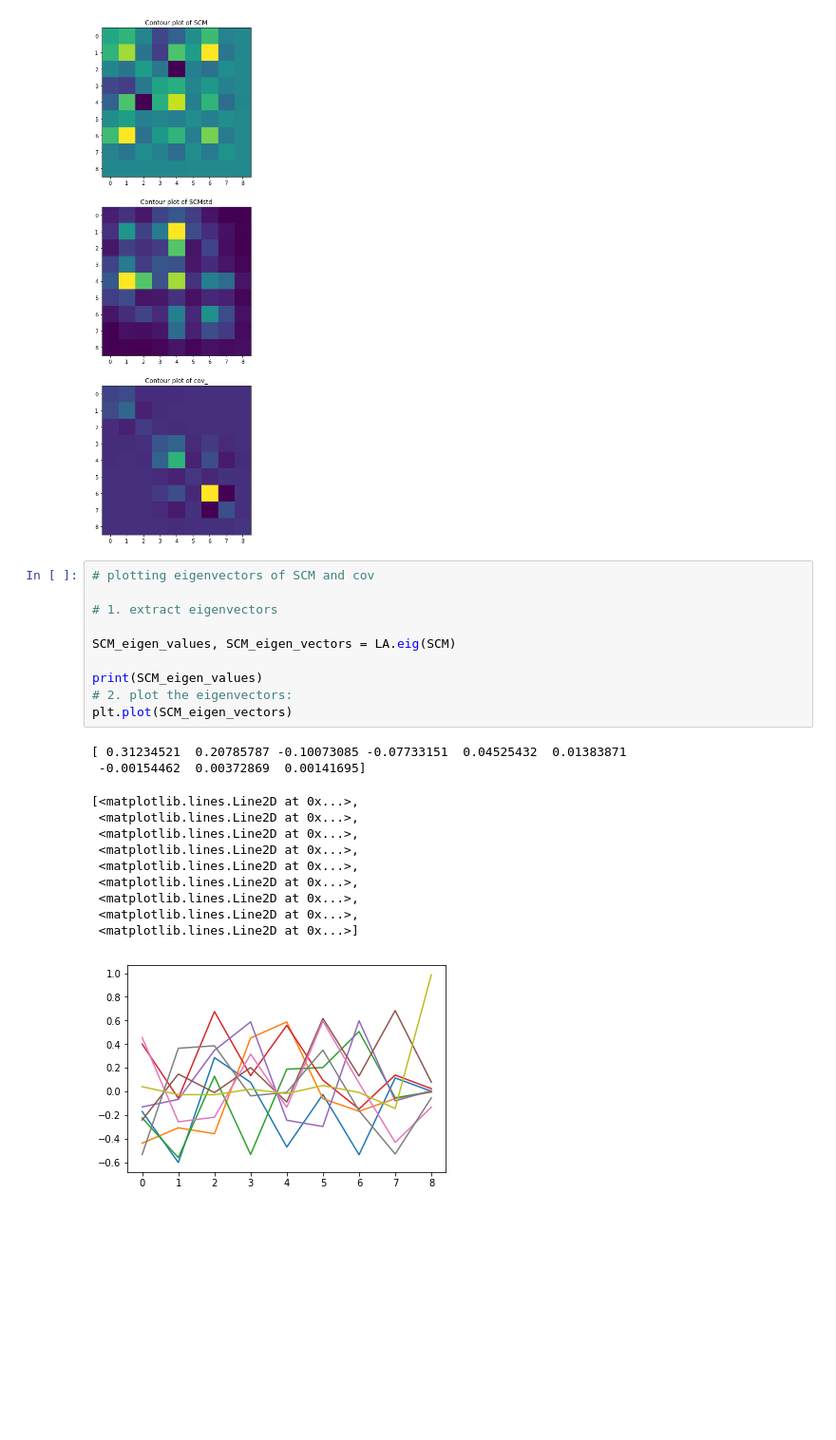
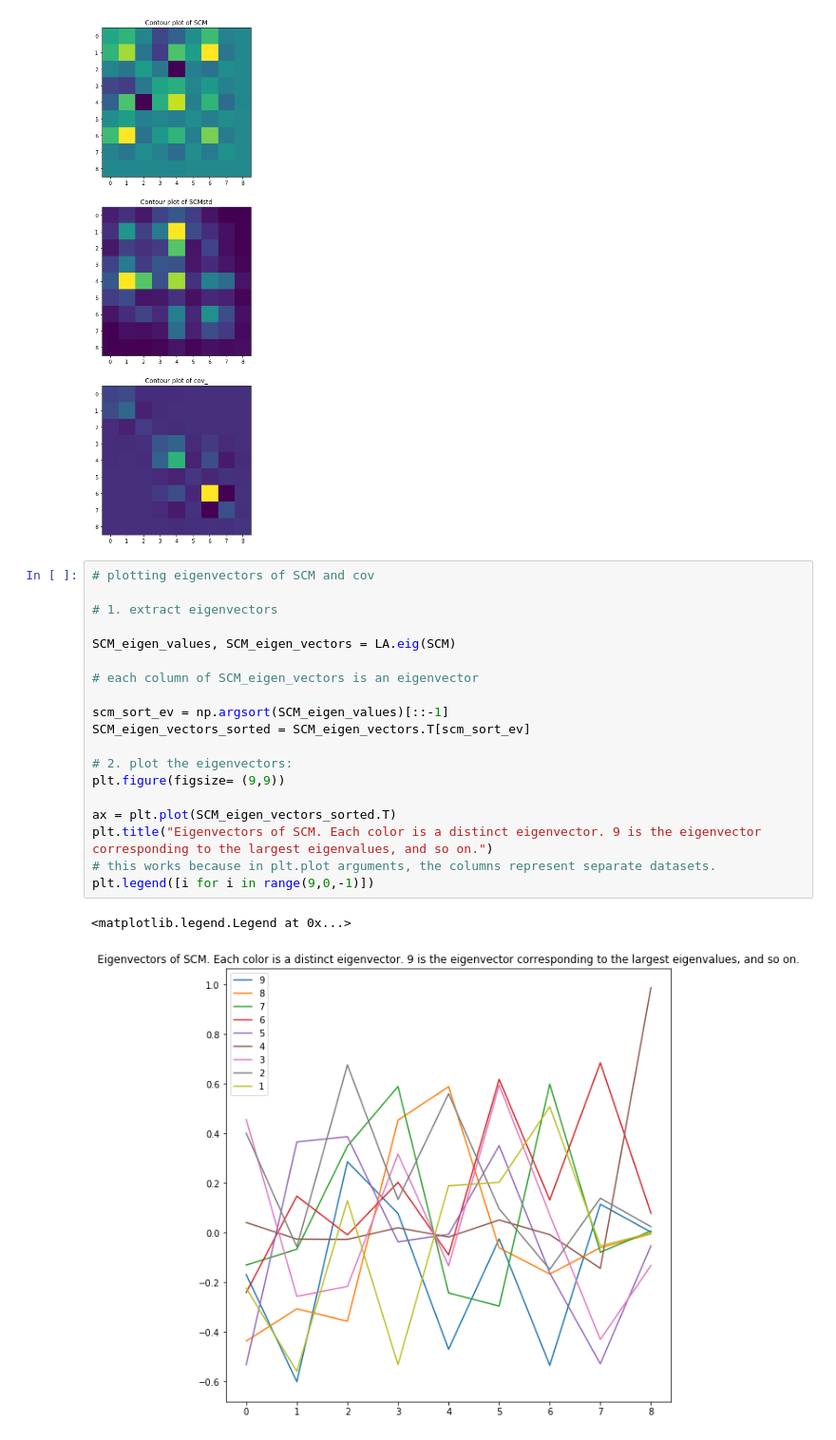
Before and after one commit to yihanhu97/SoundMapping-ODAS, a Jupyter notebook: postprocessing/ProcPCA.ipynb, the cells around one changed output. Shown at 95% size. Cells and saved outputs as stored; diff of their text form; blank space fills up the shorter version.

Commit message:
added index to ev graph in procPCA

```diff
--- a/postprocessing/ProcPCA.ipynb
+++ b/postprocessing/ProcPCA.ipynb
@@ -199,26 +199,25 @@ title("Contour plot of cov_")
 (9, 9)
 Text(0.5, 1.0, 'Contour plot of cov_')
 [figure]
-# %%
-# plotting eigenvectors of SCM and cov
-
-# 1. extract eigenvectors
-
-SCM_eigen_values, SCM_eigen_vectors = LA.eig(SCM)
-
-print(SCM_eigen_values)
-# 2. plot the eigenvectors:
-plt.plot(SCM_eigen_vectors)
-# %% [output]
-[ 0.31234521  0.20785787 -0.10073085 -0.07733151  0.04525432  0.01383871
- -0.00154462  0.00372869  0.00141695]
-[<matplotlib.lines.Line2D at 0x...>,
- <matplotlib.lines.Line2D at 0x...>,
- <matplotlib.lines.Line2D at 0x...>,
- <matplotlib.lines.Line2D at 0x...>,
- <matplotlib.lines.Line2D at 0x...>,
- <matplotlib.lines.Line2D at 0x...>,
- <matplotlib.lines.Line2D at 0x...>,
- <matplotlib.lines.Line2D at 0x...>,
- <matplotlib.lines.Line2D at 0x...>]
-[figure, removed]
+# %%
+# plotting eigenvectors of SCM and cov
+
+# 1. extract eigenvectors
+
+SCM_eigen_values, SCM_eigen_vectors = LA.eig(SCM)
+
+# each column of SCM_eigen_vectors is an eigenvector
+
+scm_sort_ev = np.argsort(SCM_eigen_values)[::-1]
+SCM_eigen_vectors_sorted = SCM_eigen_vectors.T[scm_sort_ev]
+
+# 2. plot the eigenvectors:
+plt.figure(figsize= (9,9))
+
+ax = plt.plot(SCM_eigen_vectors_sorted.T)
+plt.title("Eigenvectors of SCM. Each color is a distinct eigenvector. 9 is the eigenvector corresponding to the largest eigenvalues, and so on.")
+# this works because in plt.plot arguments, the columns represent separate datasets.
+plt.legend([i for i in range(9,0,-1)])
+# %% [output]
+<matplotlib.legend.Legend at 0x...>
+[figure, added]
```
Also changed, not shown: parts of 1 cell of this notebook, 2 other files.
